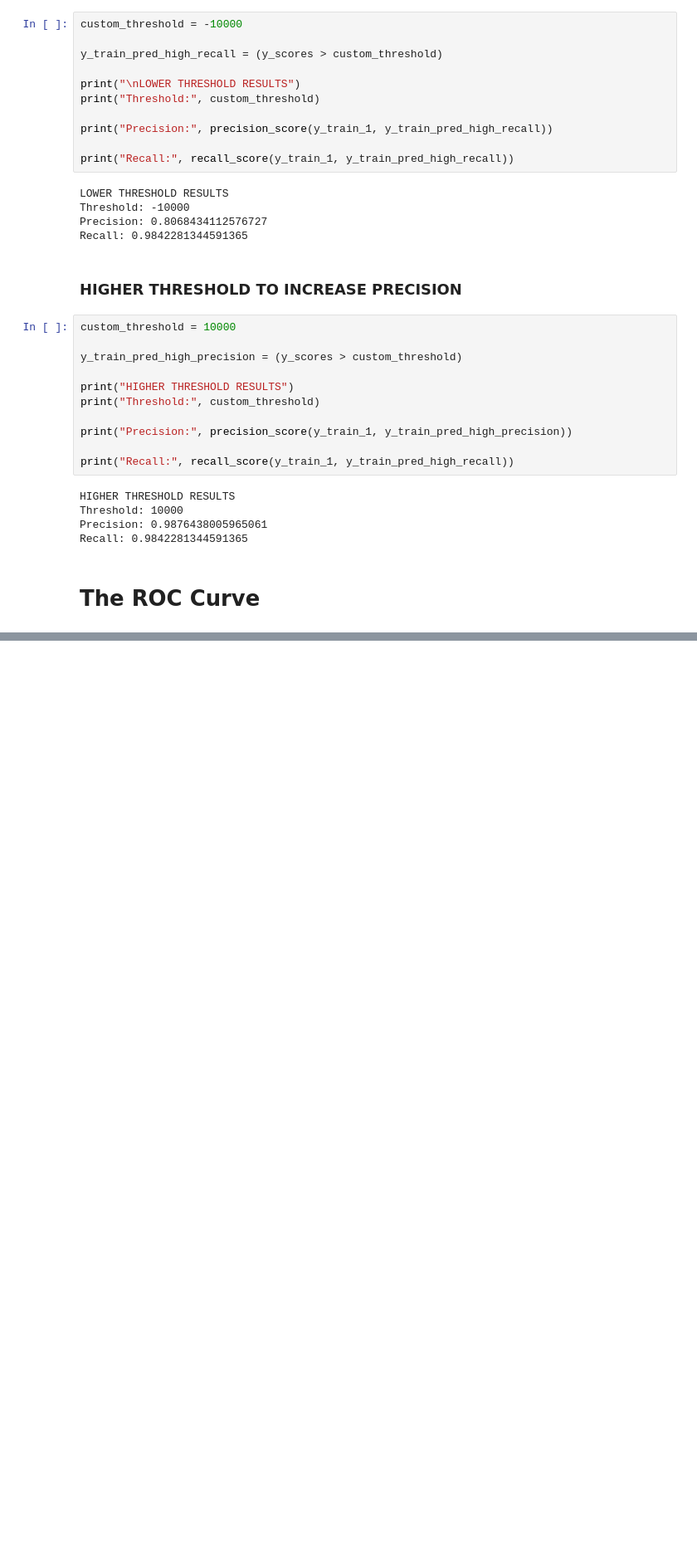
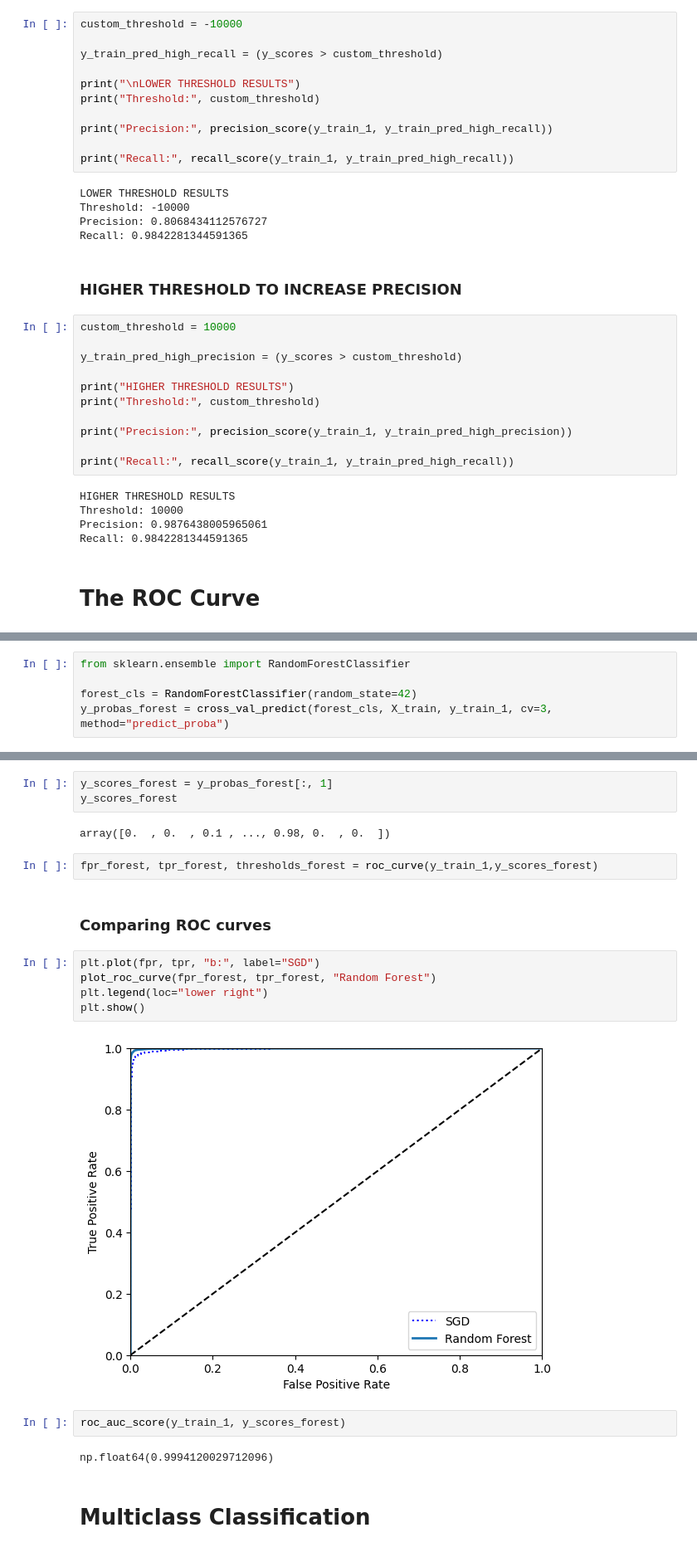
Before and after one commit to Haseebi-khan/MachineLearning, a Jupyter notebook: Hand_On_ML/Chapter3.ipynb, the cells around one changed output, grey strips where cells are left out. Shown at 83% size. Saved outputs shown, nothing was run; the diff lists cells and outputs as text; blank space fills up the shorter version.

```diff
--- a/Hand_On_ML/Chapter3.ipynb
+++ b/Hand_On_ML/Chapter3.ipynb
@@ -359,0 +382,5 @@ Recall: 0.9842281344591365
+# %%
+from sklearn.ensemble import RandomForestClassifier
+
+forest_cls = RandomForestClassifier(random_state=42)
+y_probas_forest = cross_val_predict(forest_cls, X_train, y_train_1, cv=3, method="predict_proba")
@@ -359,0 +397,22 @@ Recall: 0.9842281344591365
+# %%
+y_scores_forest = y_probas_forest[:, 1]
+y_scores_forest
+# %% [output]
+array([0.  , 0.  , 0.1 , ..., 0.98, 0.  , 0.  ])
+# %%
+fpr_forest, tpr_forest, thresholds_forest = roc_curve(y_train_1,y_scores_forest)
+# %% [markdown]
+### **Comparing ROC curves**
+# %%
+plt.plot(fpr, tpr, "b:", label="SGD")
+plot_roc_curve(fpr_forest, tpr_forest, "Random Forest")
+plt.legend(loc="lower right")
+plt.show()
+# %% [output]
+[figure, added]
+# %%
+roc_auc_score(y_train_1, y_scores_forest)
+# %% [output]
+np.float64(0.9994120029712096)
+# %% [markdown]
+# **Multiclass Classification**
```
Also changed, not shown: parts of 38 cells of this notebook.
